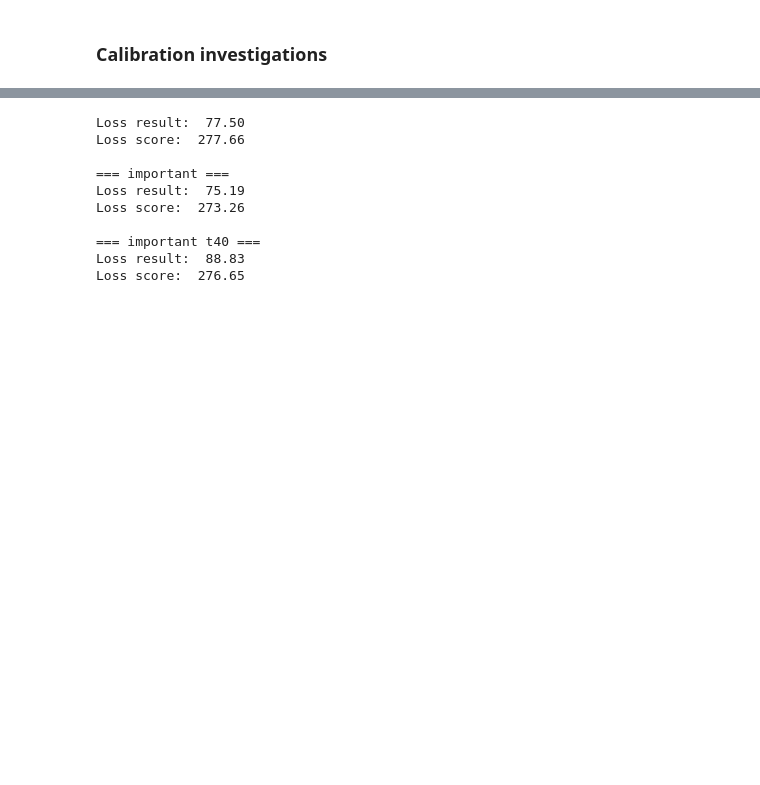
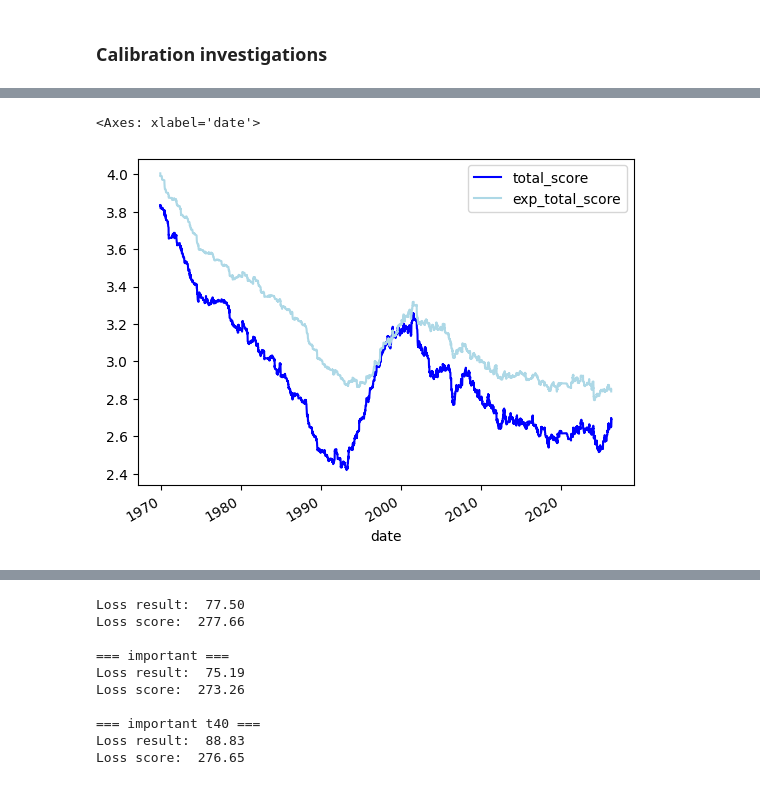
Before and after one commit to rwarneke/football_model, a Jupyter notebook: model.ipynb, the cells around one changed output, grey strips where cells are left out. Saved outputs shown, nothing was run; the diff lists cells and outputs as text; code cells hidden in the pictures; blank space fills up the shorter version.

```diff
--- a/model.ipynb
+++ b/model.ipynb
@@ -127,0 +330,15 @@ Loss score:  279.83
+# %%
+(
+    res
+    .query("date >= '1950' and neutral")
+    .set_index("date")
+    .eval("total_score = home_score + away_score")
+    .eval("exp_total_score = exp_home_score + exp_away_score")
+    [["total_score", "exp_total_score"]]
+    .rolling(1000)
+    .mean()
+    .plot(color=("blue", "lightblue", "orange", "gold"))
+)
+# %% [output]
+<Axes: xlabel='date'>
+[figure, added]
```
Also changed, not shown: parts of 9 cells of this notebook, 1 other file.
